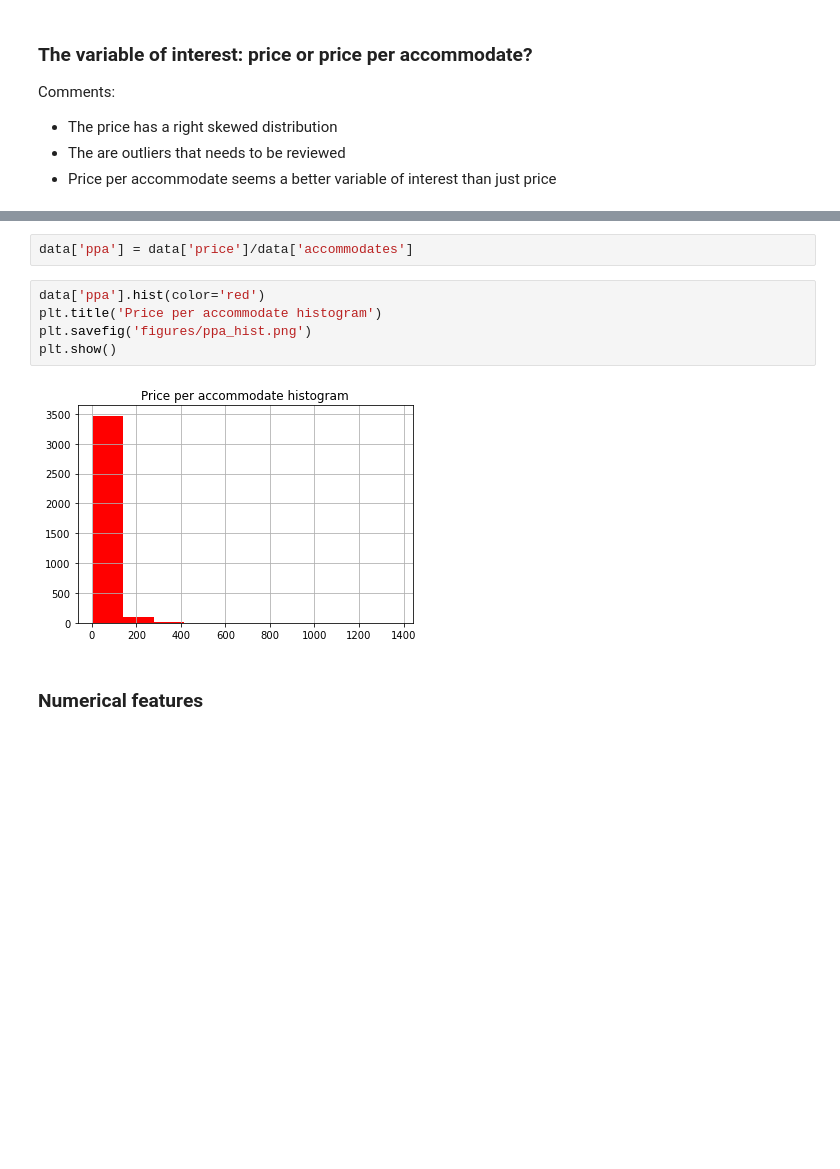
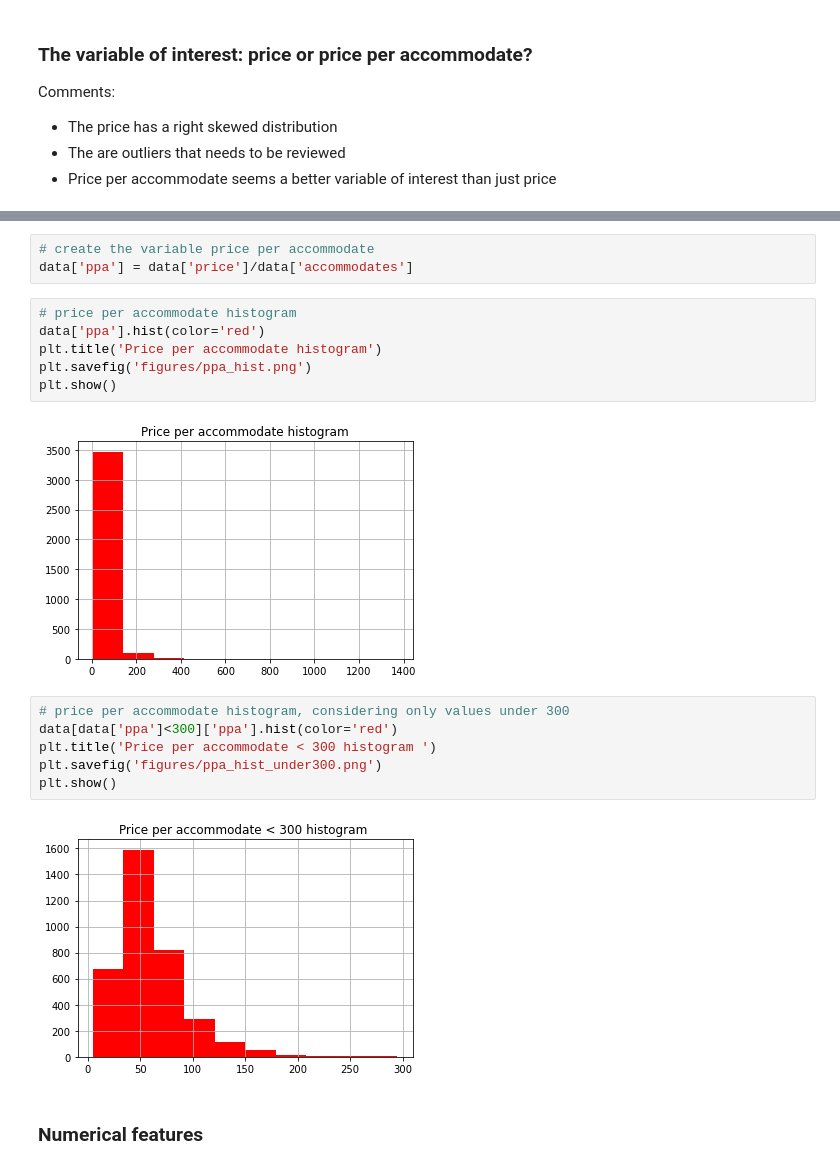
Before and after one commit to FranciscaAlliende/AirbnbBoston, a Jupyter notebook: 2 Data Understanding.ipynb, the cells around one changed output, grey strips where cells are left out. Saved outputs shown, nothing was run; the diff lists cells and outputs as text; blank space fills up the shorter version.

```diff
--- a/2 Data Understanding.ipynb
+++ b/2 Data Understanding.ipynb
@@ -34,14 +35,24 @@ plt.show()
 # %% [output]
 [figure]
 # %%
+# create the variable price per accommodate
 data['ppa'] = data['price']/data['accommodates']
 # %%
+# price per accommodate histogram
 data['ppa'].hist(color='red')
 plt.title('Price per accommodate histogram')
 plt.savefig('figures/ppa_hist.png')
 plt.show()
 # %% [output]
 [figure]
+# %%
+# price per accommodate histogram, considering only values under 300
+data[data['ppa']<300]['ppa'].hist(color='red')
+plt.title('Price per accommodate < 300 histogram ')
+plt.savefig('figures/ppa_hist_under300.png')
+plt.show()
+# %% [output]
+[figure, added]
 # %% [markdown]
 ### Numerical features
 # %%
```
Also changed, not shown: parts of 11 cells of this notebook, 4 other files.
